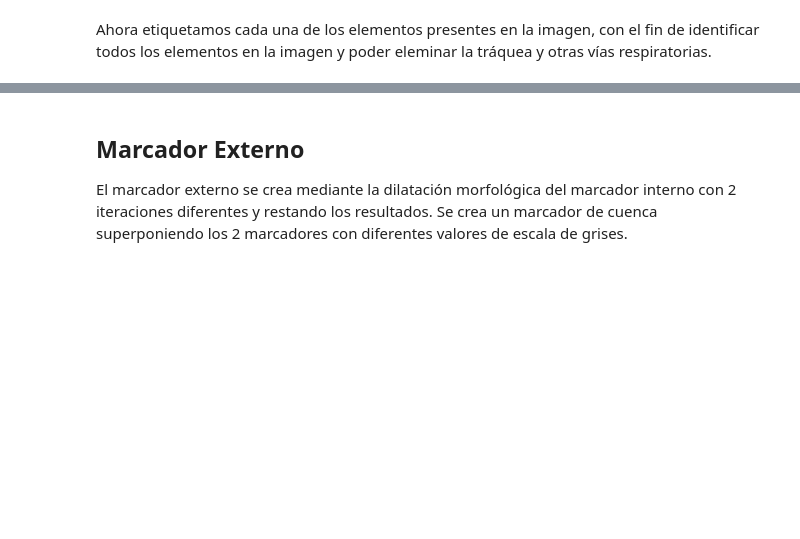
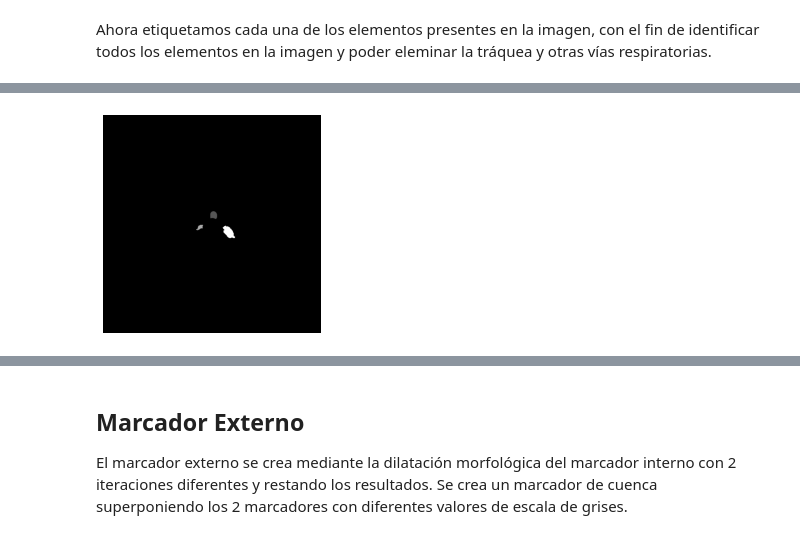
Before and after one commit to jennifer95/visualizacion-segmentacion-pulmonar-DICOM-python, a Jupyter notebook: Segmentación de tejido pulmonar.ipynb, the cells around one changed output, grey strips where cells are left out. Cells and saved outputs as stored; diff of their text form; code cells hidden in the pictures; blank space fills up the shorter version.

```diff
--- a/Segmentación de tejido pulmonar.ipynb
+++ b/Segmentación de tejido pulmonar.ipynb
@@ -211,0 +212,7 @@ plt.show()
+# %%
+marker_internal_labels = measure.label(marker_internal) # encuentra cada objeto en la imagen y los etiqueta
+plt.imshow(marker_internal_labels,  cmap=plt.cm.gray)
+plt.axis('off')
+plt.show()
+# %% [output]
+[figure, added]
```
Also changed, not shown: parts of 15 cells of this notebook.
